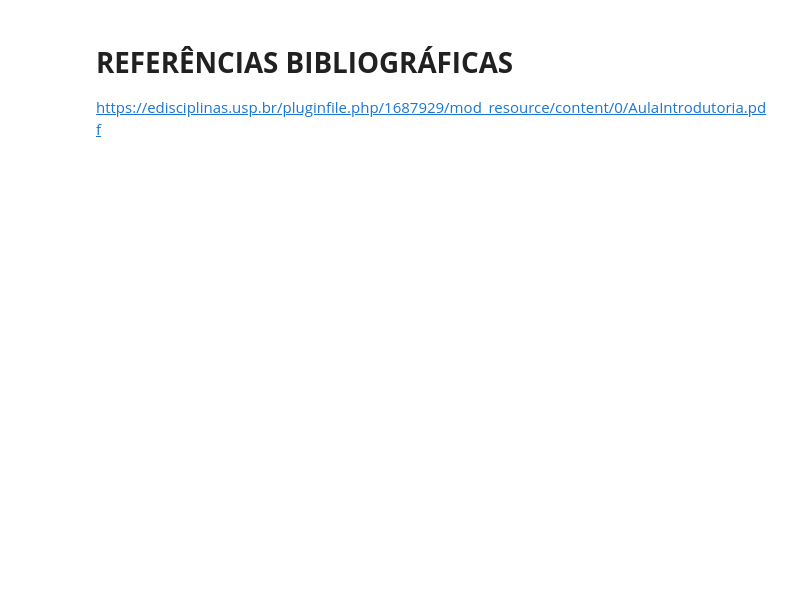
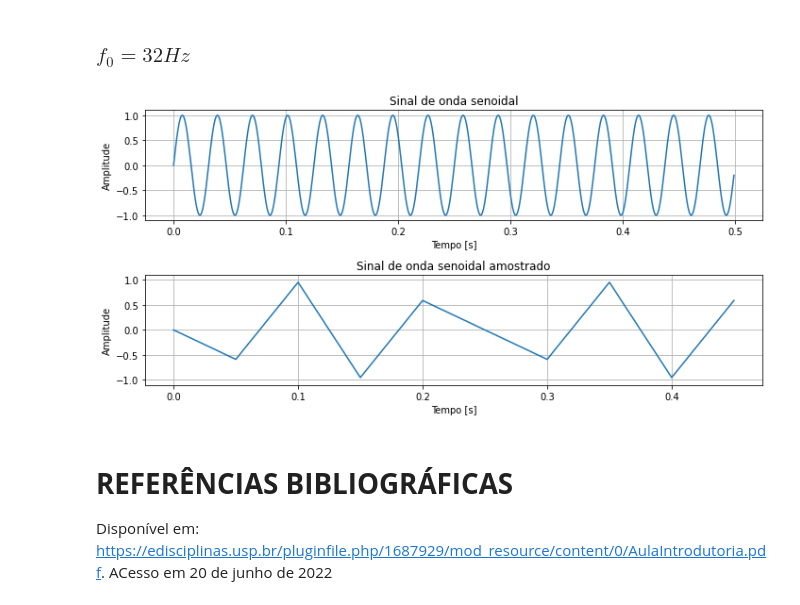
Before and after one commit to leonardoSaaads/ProcessamentoDigitalSinais, a Jupyter notebook: Unidade 2/aliasingsenoidais.ipynb, the cells around one changed output. Saved outputs shown, nothing was run; the diff lists cells and outputs as text; code cells hidden in the pictures; blank space fills up the shorter version.

```diff
--- a/Unidade 2/aliasingsenoidais.ipynb
+++ b/Unidade 2/aliasingsenoidais.ipynb
@@ -61,4 +244,45 @@ onde
+# %% [markdown]
+### **$f_0 = 32 Hz$**
+# %%
+import numpy as np
+import matplotlib.pyplot as plt
+
+# Gerando um sinal "contínuo" de onda senoidal - frequência de 8 Hz
+t0 = 0                                          # Tempo inicial
+tf = 0.5                                        # Tempo final
+dt = 0.001                                      # Tempo de amostragem
+t = np.arange(t0, tf, dt)                       # Vetor de tempo
+s = np.sin(2 * np.pi * 32 * t)                   # Sinal de onda senoidal
+
+# Amostrando o sinal a uma taxa de amostragem de 40Hz
+freq = 20                                       # Frequência de amostragem
+T = 1 / freq                                    # Tempo de amostragem
+t_sample = np.arange(t0, tf, T)                 # Vetor de tempo de amostragem
+s_sample = np.sin(2 * np.pi * 32 * t_sample)    # Sinal de onda senoidal amostrado
+
+plt.figure(1, figsize=(10, 5))
+# Plotando o sinal de onda senoidal
+plt.subplot(2, 1, 1)
+plt.plot(t, s)
+plt.xlabel('Tempo [s]')
+plt.ylabel('Amplitude')
+plt.title('Sinal de onda senoidal')
+plt.grid()
+
+# Plotando o sinal de onda senoidal amostrado
+plt.subplot(2, 1, 2)
+plt.plot(t_sample, s_sample)
+plt.ylim(-1.1, 1.1)
+plt.xlabel('Tempo [s]')
+plt.ylabel('Amplitude')
+plt.title('Sinal de onda senoidal amostrado')
+plt.grid()
+
+plt.tight_layout()
+plt.show()
+# %% [output]
+[figure, added]
 # %% [markdown]
 # **REFERÊNCIAS BIBLIOGRÁFICAS**
 
-https://edisciplinas.usp.br/pluginfile.php/1687929/mod_resource/content/0/AulaIntrodutoria.pdf
+Disponível em: <https://edisciplinas.usp.br/pluginfile.php/1687929/mod_resource/content/0/AulaIntrodutoria.pdf>. ACesso em 20 de junho de 2022
```
Also changed, not shown: parts of 11 cells of this notebook.
